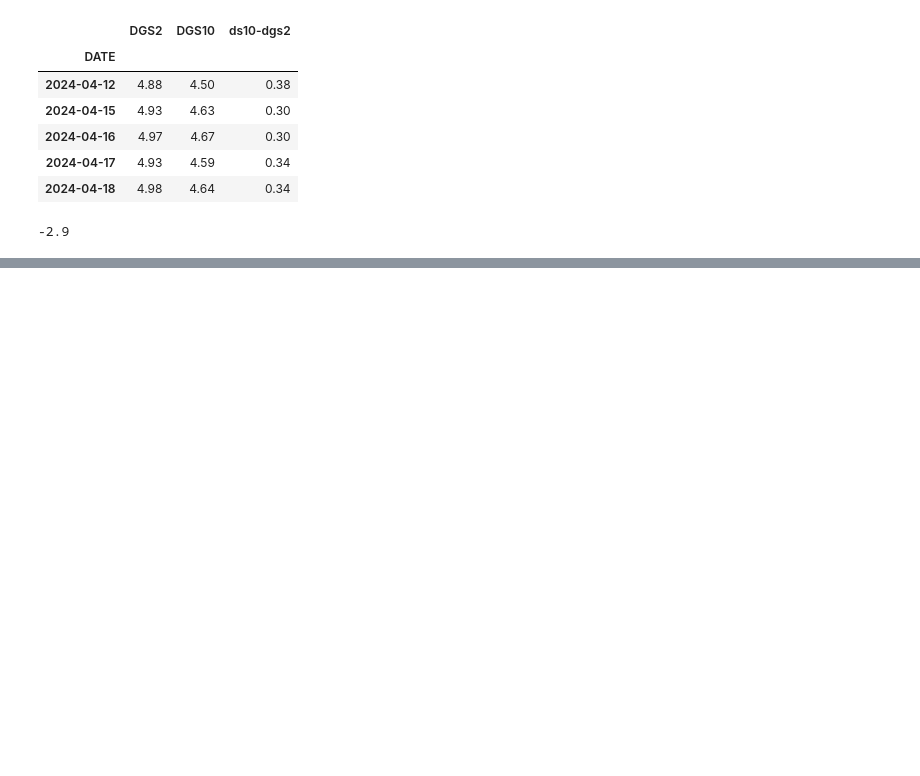
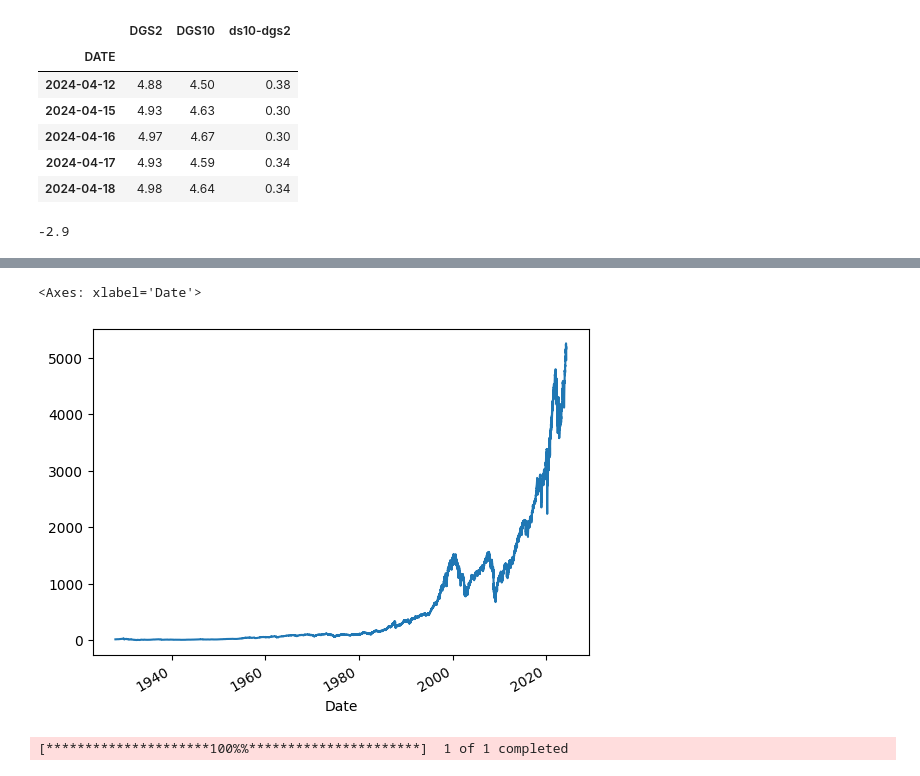
Before and after one commit to genagma/stock-markets-analytics-zoomcamp-workspace, a Jupyter notebook: notebooks/homework_1.ipynb, the cells around one changed output, grey strips where cells are left out. Cells and saved outputs as stored; diff of their text form; code cells hidden in the pictures; blank space fills up the shorter version.

```diff
--- a/notebooks/homework_1.ipynb
+++ b/notebooks/homework_1.ipynb
@@ -123,0 +132,7 @@ dsg_2_10.tail()
+# %%
+# INDEXES from Yahoo Finance
+# S&P 500 Index
+# WEB:  https://finance.yahoo.com/quote/%5EGSPC/
+gspc_daily = yf.download(tickers = "^GSPC",
+                     period = "max",
+                     interval = "1d")
@@ -123,0 +151,4 @@ dsg_2_10.tail()
+# %%
+# normally 252 trading days
+gspc_daily['adj_close_last_year'] = gspc_daily['Adj Close'].shift(252)
+gspc_daily['yoy_growth'] = gspc_daily['Adj Close'] / gspc_daily['adj_close_last_year'] -1
@@ -123,0 +172,13 @@ dsg_2_10.tail()
+# %%
+gspc_daily['Adj Close'].plot.line()
+# %% [output]
+<Axes: xlabel='Date'>
+[figure, added]
+# %%
+# IPC Mexico Index
+# WEB:  https://finance.yahoo.com/quote/%5EMXX/
+ipc_daily = yf.download(tickers = "^MXX",
+                     period = "max",
+                     interval = "1d")
+# %% [output]
+[*********************100%%**********************]  1 of 1 completed
```
Also changed, not shown: parts of 10 cells of this notebook.
